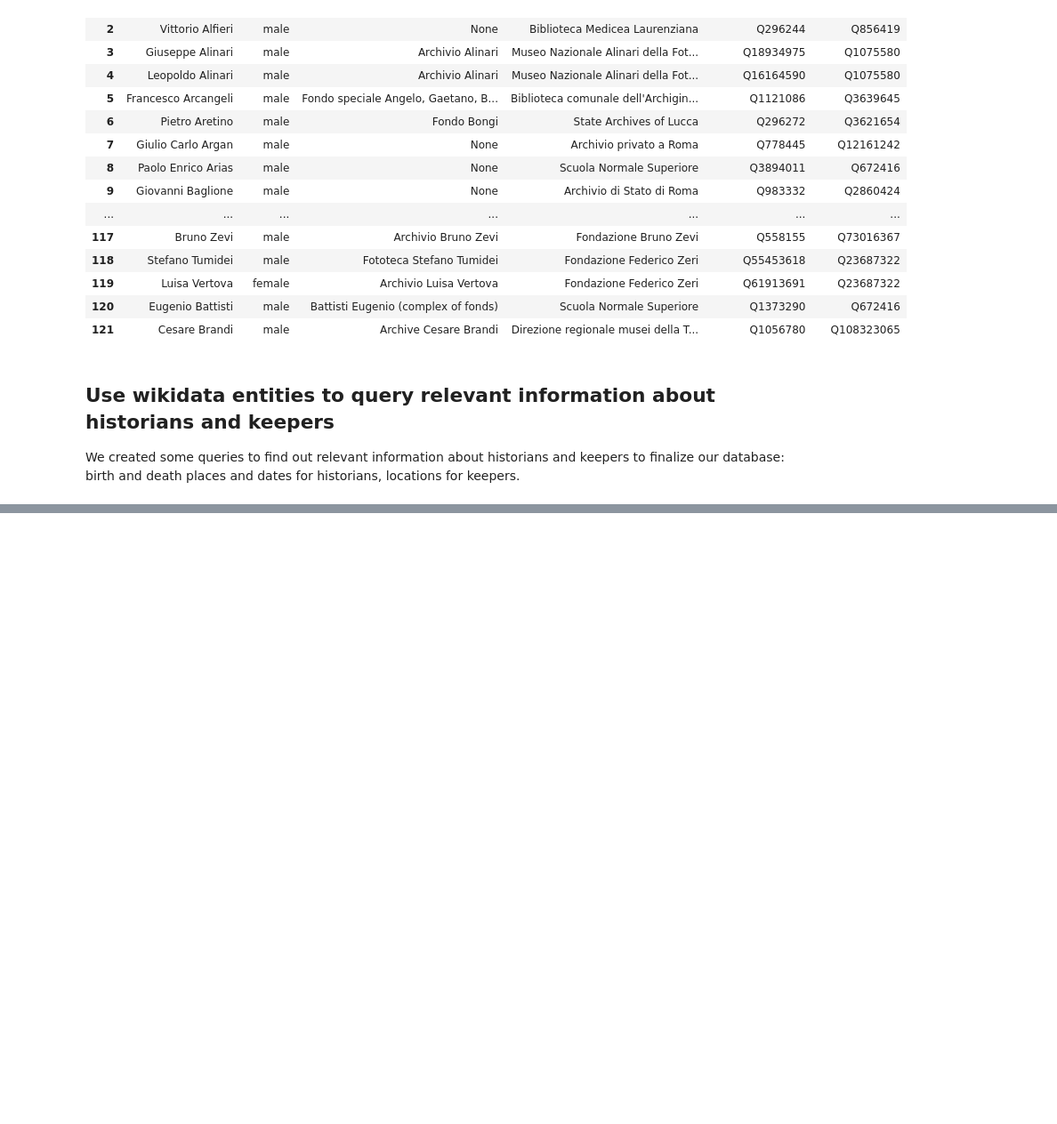
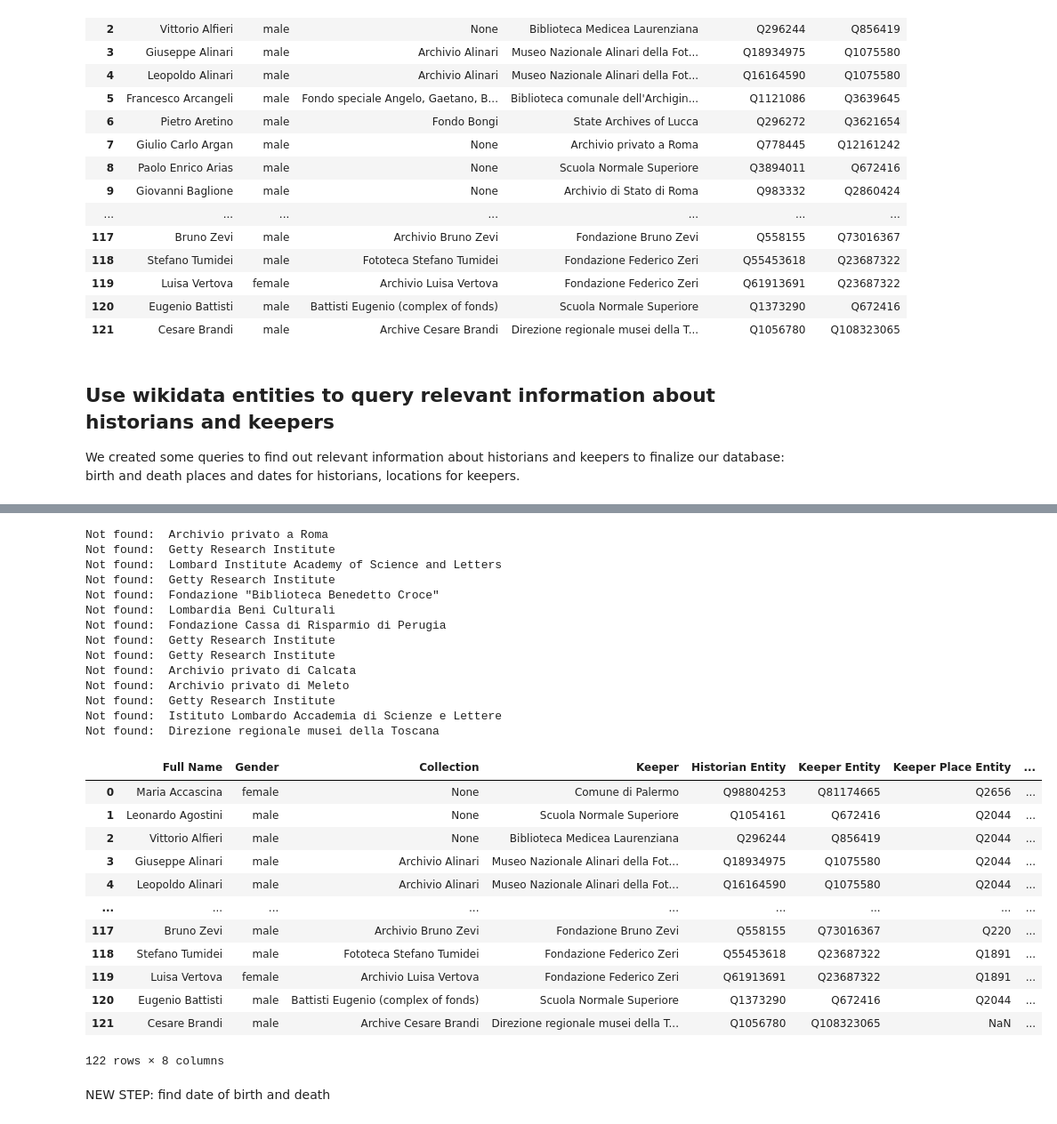
Before and after one commit to alicebordignon/ITArtHistorians, a Jupyter notebook: 00_DoAH_first_cleaning.ipynb, the cells around one changed output, grey strips where cells are left out. Shown at 89% size. Drawn from its saved outputs; the diff is of its cells as text; code cells hidden in the pictures; blank space fills up the shorter version.

Commit message:
add new step

```diff
--- a/00_DoAH_first_cleaning.ipynb
+++ b/00_DoAH_first_cleaning.ipynb
@@ -350,0 +356,3 @@ keeperURI = ' '.join(keepers)
+# %%
+data = pd.read_json("01_second_db.json")
+data.head(122)
@@ -403,0 +383,61 @@ place: Q15516697 Vallefoglia
+# %%
+def find_keepers_place(entity: str):
+    query = keepers_place_query.format(f"wd:{entity}")
+    try:
+        res = return_sparql_query_results(query_string=query)
+        return_entity = res['results']['bindings'][0]['keeperPlace']['value']
+        return_label = res['results']['bindings'][0]['keeperPlaceLabel']['value']
+    except (IndexError):
+        return None
+    return [return_entity.split("/")[-1], return_label]
+
+found = defaultdict(lambda: "-")
+entities = pd.Series(name="Keeper Place Entity")
+labels = pd.Series(name="Keeper Place")
+for index, row in data.iterrows():
+    if found[row['Keeper Entity']] == "-":
+        cnt = 0
+        while cnt < 10:
+            try:
+                found[row['Keeper Entity']] = find_keepers_place(row["Keeper Entity"])
+                break
+            except (JSONDecodeError):
+                time.sleep(0.5)
+                cnt += 1
+                continue
+
+    if found[row['Keeper Entity']]:
+        entities.loc[index] = found[row['Keeper Entity']][0]
+        labels.loc[index] = found[row['Keeper Entity']][1]
+    else:
+        print("Not found: ", row['Keeper'])
+
+pd.concat([data, entities, labels], axis=1)
+# %% [output]
+Not found:  Archivio privato a Roma
+Not found:  Getty Research Institute
+Not found:  Lombard Institute Academy of Science and Letters
+Not found:  Getty Research Institute
+Not found:  Fondazione "Biblioteca Benedetto Croce"
+Not found:  Lombardia Beni Culturali
+Not found:  Fondazione Cassa di Risparmio di Perugia
+Not found:  Getty Research Institute
+Not found:  Getty Research Institute
+Not found:  Archivio privato di Calcata
+Not found:  Archivio privato di Meleto
+Not found:  Getty Research Institute
+Not found:  Istituto Lombardo Accademia di Scienze e Lettere
+Not found:  Direzione regionale musei della Toscana
+|  | Full Name | Gender | Collection | Keeper | Historian Entity | Keeper Entity | Keeper Place Entity | ... |
+| 0 | Maria Accascina | female | None | Comune di Palermo | Q98804253 | Q81174665 | Q2656 | ... |
+| 1 | Leonardo Agostini | male | None | Scuola Normale Superiore | Q1054161 | Q672416 | Q2044 | ... |
+| 2 | Vittorio Alfieri | male | None | Biblioteca Medicea Laurenziana | Q296244 | Q856419 | Q2044 | ... |
+| 3 | Giuseppe Alinari | male | Archivio Alinari | Museo Nazionale Alinari della Fot... | Q18934975 | Q1075580 | Q2044 | ... |
+| 4 | Leopoldo Alinari | male | Archivio Alinari | Museo Nazionale Alinari della Fot... | Q16164590 | Q1075580 | Q2044 | ... |
+| ... | ... | ... | ... | ... | ... | ... | ... | ... |
+| 117 | Bruno Zevi | male | Archivio Bruno Zevi | Fondazione Bruno Zevi | Q558155 | Q73016367 | Q220 | ... |
+| 118 | Stefano Tumidei | male | Fototeca Stefano Tumidei | Fondazione Federico Zeri | Q55453618 | Q23687322 | Q1891 | ... |
+| 119 | Luisa Vertova | female | Archivio Luisa Vertova | Fondazione Federico Zeri | Q61913691 | Q23687322 | Q1891 | ... |
+| 120 | Eugenio Battisti | male | Battisti Eugenio (complex of fonds) | Scuola Normale Superiore | Q1373290 | Q672416 | Q2044 | ... |
+| 121 | Cesare Brandi | male | Archive Cesare Brandi | Direzione regionale musei della T... | Q1056780 | Q108323065 | NaN | ... |
+122 rows × 8 columns
@@ -403,0 +446,2 @@ place: Q15516697 Vallefoglia
+# %% [markdown]
+NEW STEP: find date of birth and death
```
Also changed, not shown: parts of 14 cells of this notebook, 2 other files.
